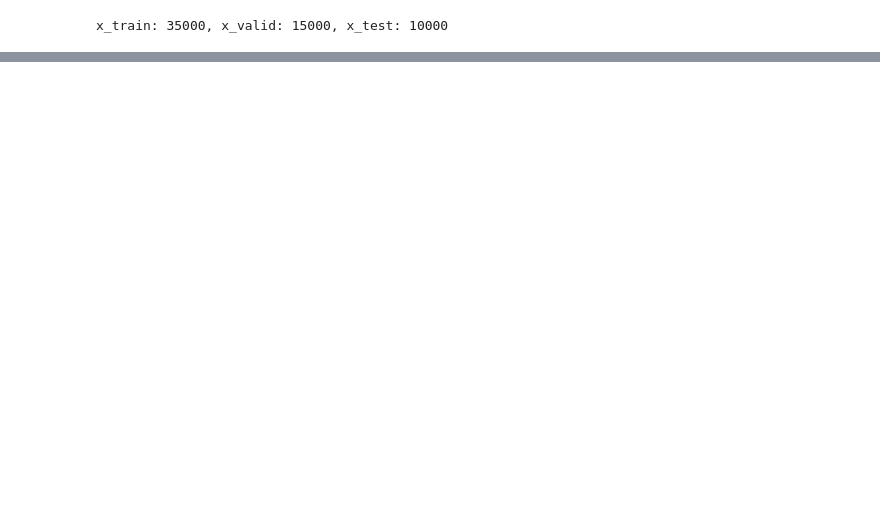
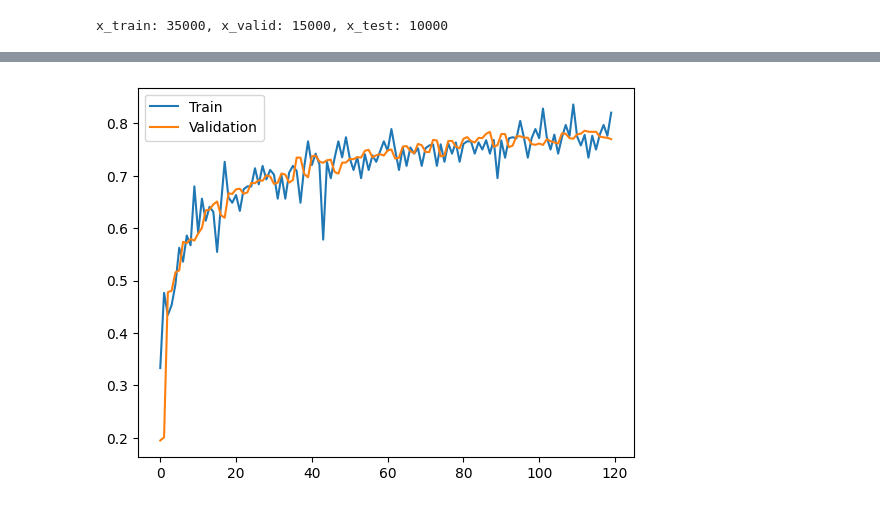
Before and after one commit to yesidexe/Deep-Learning, a Jupyter notebook: CNN/cifar.ipynb, the cells around one changed output, grey strips where cells are left out. Cells and saved outputs as stored; diff of their text form; code cells hidden in the pictures; blank space fills up the shorter version.

```diff
--- a/CNN/cifar.ipynb
+++ b/CNN/cifar.ipynb
@@ -37,0 +120,4 @@ x_train: 35000, x_valid: 15000, x_test: 10000
+# %%
+datagen = ImageDataGenerator(rotation_range=15,width_shift_range=0.1,height_shift_range=0.1,horizontal_flip=True,vertical_flip=True)
+# %%
+model.compile(loss='categorical_crossentropy', optimizer='adam', metrics=['accuracy'])
@@ -37,0 +126,4 @@ x_train: 35000, x_valid: 15000, x_test: 10000
+# %%
+checkpoint = ModelCheckpoint('Mi_mejor_modelo.keras',verbose=1,save_best_only=True, monitor='val_accuracy')
+# %%
+hist = model.fit(datagen.flow(x_train,y_train, batch_size=128),callbacks=[checkpoint],steps_per_epoch=x_train.shape[0]//128, epochs=120,verbose=2,validation_data=(x_valid,y_valid))
@@ -37,0 +153,7 @@ x_train: 35000, x_valid: 15000, x_test: 10000
+# %%
+plt.plot(hist.history['accuracy'], label='Train')
+plt.plot(hist.history['val_accuracy'], label='Validation')
+plt.legend()
+plt.show()
+# %% [output]
+[figure, added]
```
Also changed, not shown: parts of 14 cells of this notebook, 6 other files.
